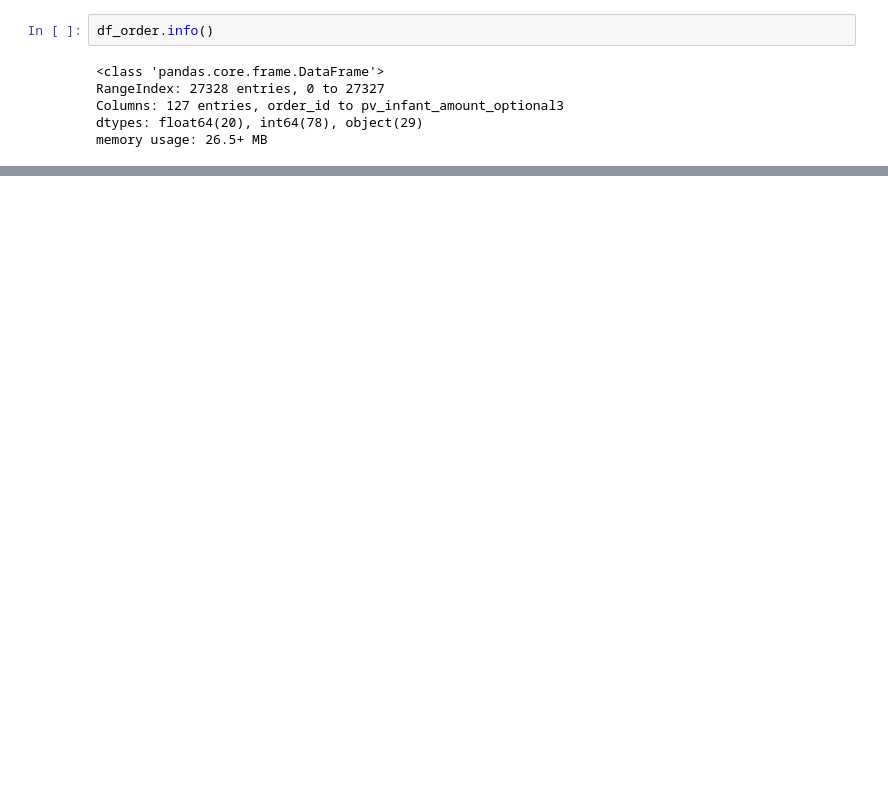
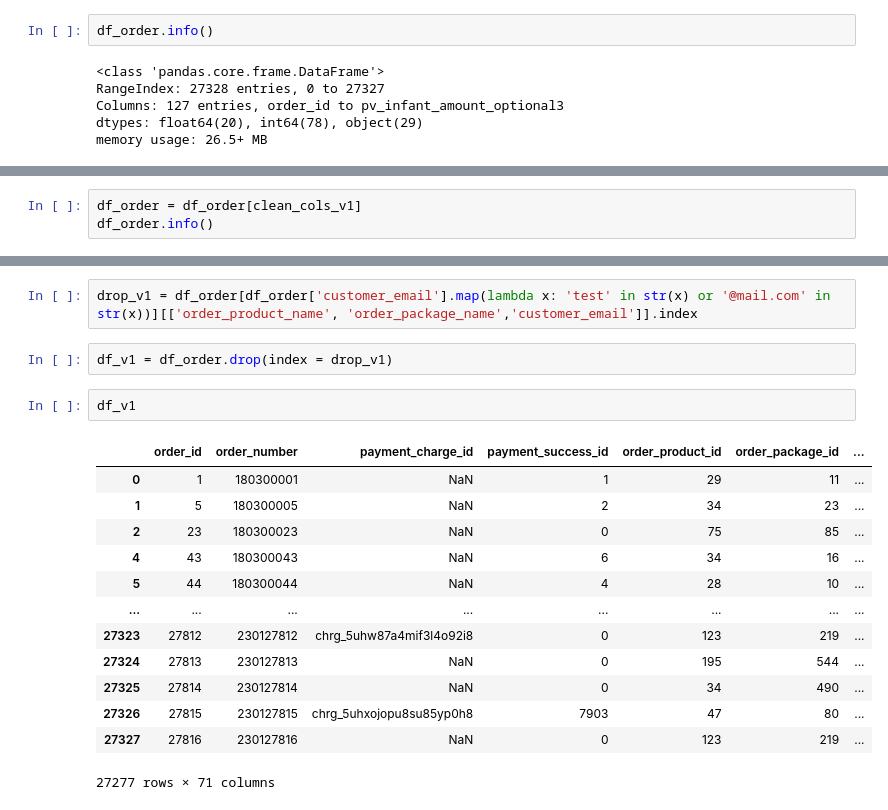
Before and after one commit to RooTBeaM/recommandation_system, a Jupyter notebook: order.ipynb, the cells around one changed output, grey strips where cells are left out. Drawn from its saved outputs; the diff is of its cells as text; blank space fills up the shorter version.

```diff
--- a/order.ipynb
+++ b/order.ipynb
@@ -171,0 +76,3 @@ df_order.columns.to_list()
+# %%
+df_order = df_order[clean_cols_v1]
+df_order.info()
@@ -171,0 +97,20 @@ df_order.columns.to_list()
+# %%
+drop_v1 = df_order[df_order['customer_email'].map(lambda x: 'test' in str(x) or '@mail.com' in str(x))][['order_product_name', 'order_package_name','customer_email']].index
+# %%
+df_v1 = df_order.drop(index = drop_v1)
+# %%
+df_v1
+# %% [output]
+|  | order_id | order_number | payment_charge_id | payment_success_id | order_product_id | order_package_id | ... |
+| 0 | 1 | 180300001 | NaN | 1 | 29 | 11 | ... |
+| 1 | 5 | 180300005 | NaN | 2 | 34 | 23 | ... |
+| 2 | 23 | 180300023 | NaN | 0 | 75 | 85 | ... |
+| 4 | 43 | 180300043 | NaN | 6 | 34 | 16 | ... |
+| 5 | 44 | 180300044 | NaN | 4 | 28 | 10 | ... |
+| ... | ... | ... | ... | ... | ... | ... | ... |
+| 27323 | 27812 | 230127812 | chrg_5uhw87a4mif3l4o92i8 | 0 | 123 | 219 | ... |
+| 27324 | 27813 | 230127813 | NaN | 0 | 195 | 544 | ... |
+| 27325 | 27814 | 230127814 | NaN | 0 | 34 | 490 | ... |
+| 27326 | 27815 | 230127815 | chrg_5uhxojopu8su85yp0h8 | 7903 | 47 | 80 | ... |
+| 27327 | 27816 | 230127816 | NaN | 0 | 123 | 219 | ... |
+27277 rows × 71 columns
```
Also changed, not shown: parts of 12 cells of this notebook, 6 other files.
